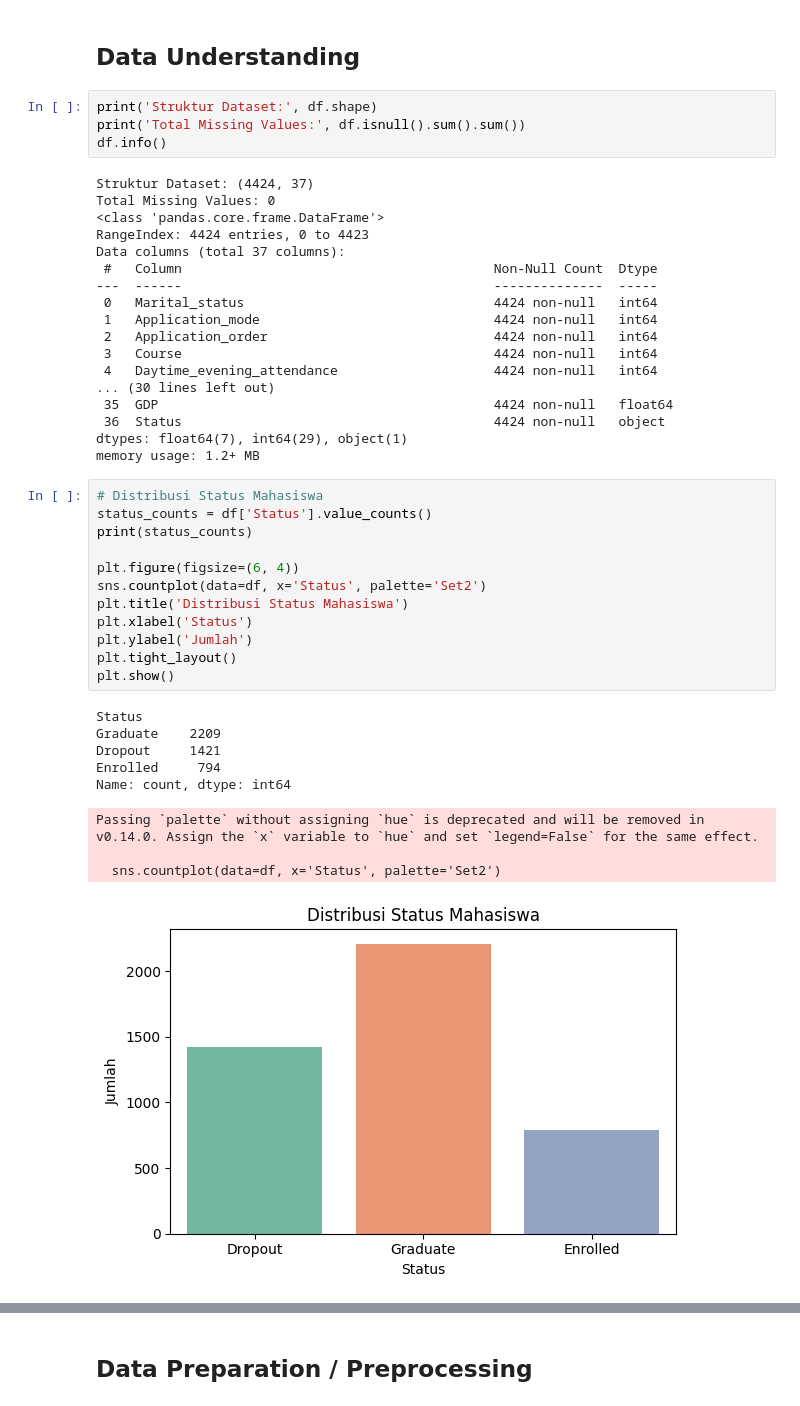
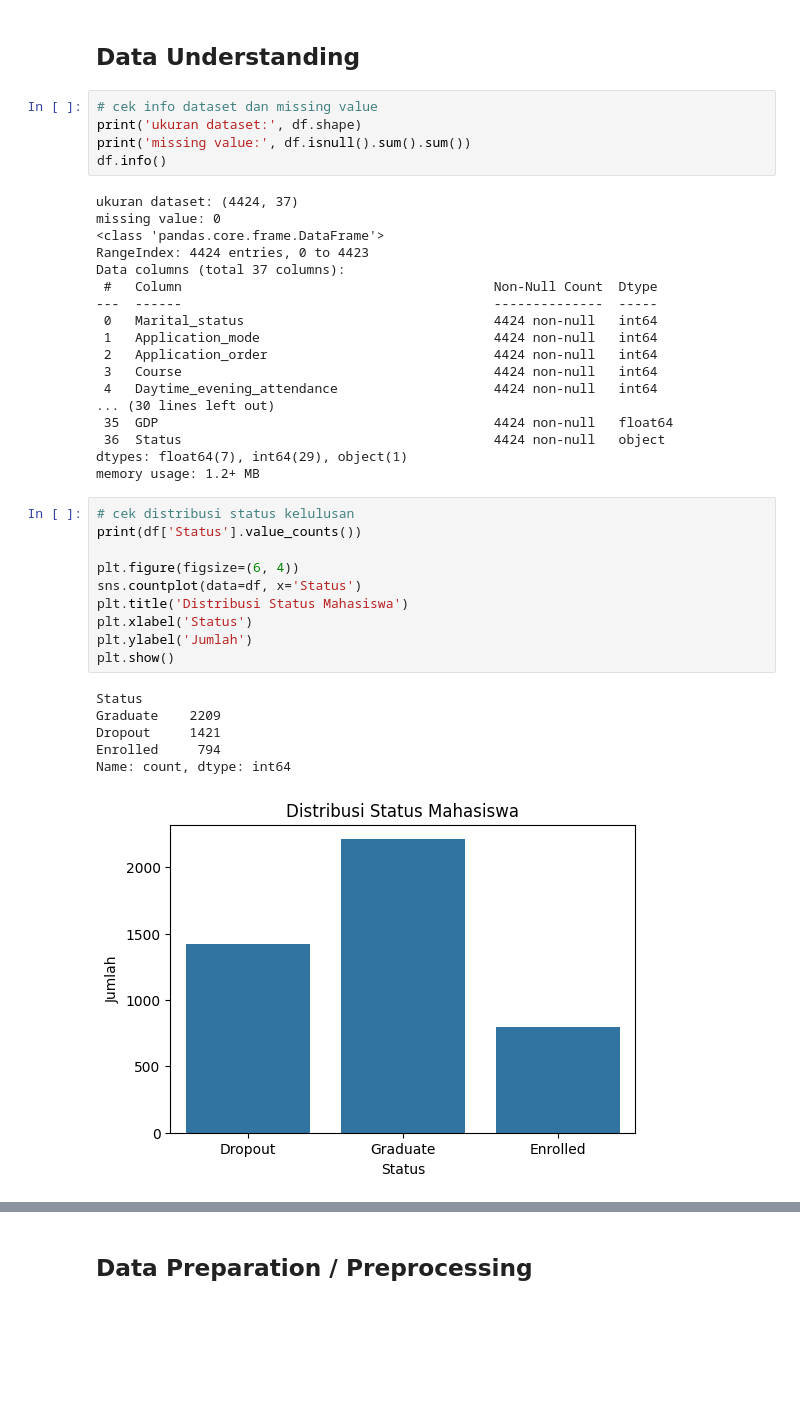
Before and after one commit to Idoo0/student-dropout-prediction, a Jupyter notebook: notebook.ipynb, the cells around one changed output, grey strips where cells are left out. Saved outputs shown, nothing was run; the diff lists cells and outputs as text; blank space fills up the shorter version.

```diff
--- a/notebook.ipynb
+++ b/notebook.ipynb
@@ -37,12 +39,13 @@ df.head()
 # %% [markdown]
 ## Data Understanding
 # %%
-print('Struktur Dataset:', df.shape)
-print('Total Missing Values:', df.isnull().sum().sum())
+# cek info dataset dan missing value
+print('ukuran dataset:', df.shape)
+print('missing value:', df.isnull().sum().sum())
 df.info()
 # %% [output]
-Struktur Dataset: (4424, 37)
-Total Missing Values: 0
+ukuran dataset: (4424, 37)
+missing value: 0
 <class 'pandas.core.frame.DataFrame'>
 RangeIndex: 4424 entries, 0 to 4423
 Data columns (total 37 columns):
@@ -59,25 +62,20 @@ Data columns (total 37 columns):
 dtypes: float64(7), int64(29), object(1)
 memory usage: 1.2+ MB
 # %%
-# Distribusi Status Mahasiswa
-status_counts = df['Status'].value_counts()
-print(status_counts)
+# cek distribusi status kelulusan
+print(df['Status'].value_counts())
 
 plt.figure(figsize=(6, 4))
-sns.countplot(data=df, x='Status', palette='Set2')
+sns.countplot(data=df, x='Status')
 plt.title('Distribusi Status Mahasiswa')
 plt.xlabel('Status')
 plt.ylabel('Jumlah')
-plt.tight_layout()
 plt.show()
 # %% [output]
 Status
 Graduate    2209
 Dropout     1421
 Enrolled     794
 Name: count, dtype: int64
-Passing `palette` without assigning `hue` is deprecated and will be removed in v0.14.0. Assign the `x` variable to `hue` and set `legend=False` for the same effect.
-
-  sns.countplot(data=df, x='Status', palette='Set2')
-[figure, old version]
+[figure, new version]
 # %%
```
Also changed, not shown: parts of 16 cells of this notebook.
